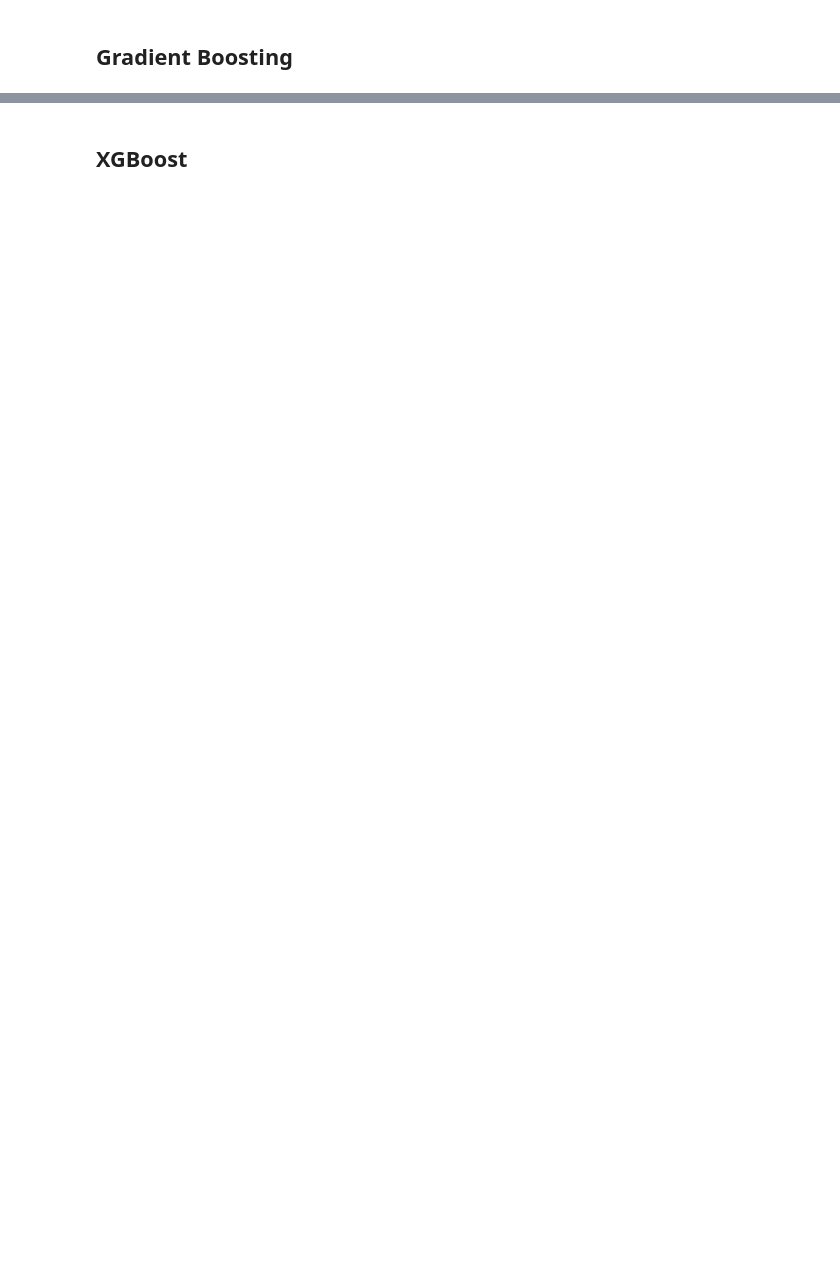
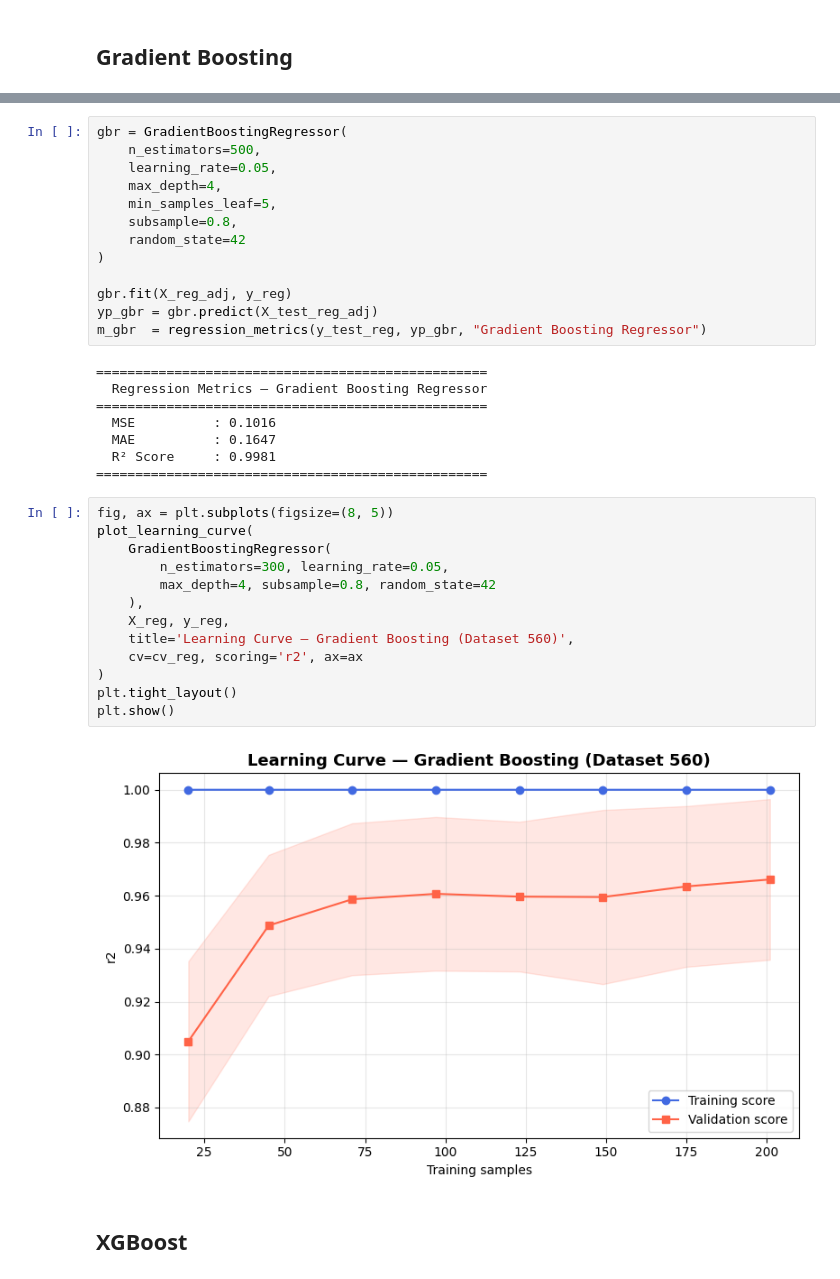
Before and after one commit to Jero2110/Advanced_ML_Phase_3, a Jupyter notebook: analysis/G01_Jeronimo_Ramos_Phase3.ipynb, the cells around one changed output, grey strips where cells are left out. Saved outputs shown, nothing was run; the diff lists cells and outputs as text; blank space fills up the shorter version.

```diff
--- a/analysis/G01_Jeronimo_Ramos_Phase3.ipynb
+++ b/analysis/G01_Jeronimo_Ramos_Phase3.ipynb
@@ -819,2 +852,38 @@ plt.show()
+# %%
+gbr = GradientBoostingRegressor(
+    n_estimators=500,
+    learning_rate=0.05,
+    max_depth=4,
+    min_samples_leaf=5,
+    subsample=0.8,
+    random_state=42
+)
+
+gbr.fit(X_reg_adj, y_reg)
+yp_gbr = gbr.predict(X_test_reg_adj)
+m_gbr  = regression_metrics(y_test_reg, yp_gbr, "Gradient Boosting Regressor")
+# %% [output]
+==================================================
+  Regression Metrics — Gradient Boosting Regressor
+==================================================
+  MSE          : 0.1016
+  MAE          : 0.1647
+  R² Score     : 0.9981
+==================================================
+# %%
+fig, ax = plt.subplots(figsize=(8, 5))
+plot_learning_curve(
+    GradientBoostingRegressor(
+        n_estimators=300, learning_rate=0.05,
+        max_depth=4, subsample=0.8, random_state=42
+    ),
+    X_reg, y_reg,
+    title='Learning Curve — Gradient Boosting (Dataset 560)',
+    cv=cv_reg, scoring='r2', ax=ax
+)
+plt.tight_layout()
+plt.show()
+# %% [output]
+[figure, added]
 # %% [markdown]
 ## XGBoost
```
Also changed, not shown: parts of 24 cells of this notebook, 1 other file.
